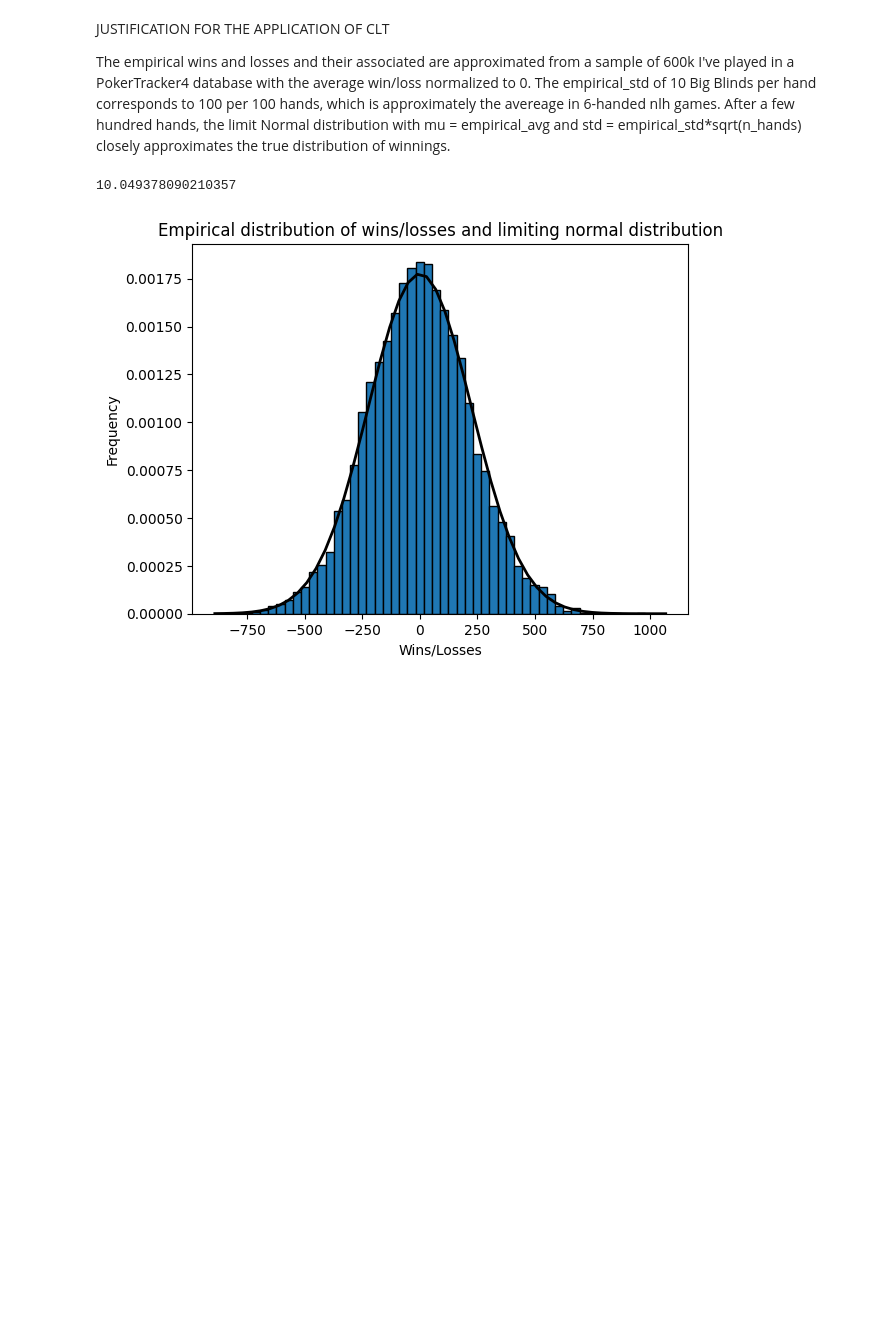
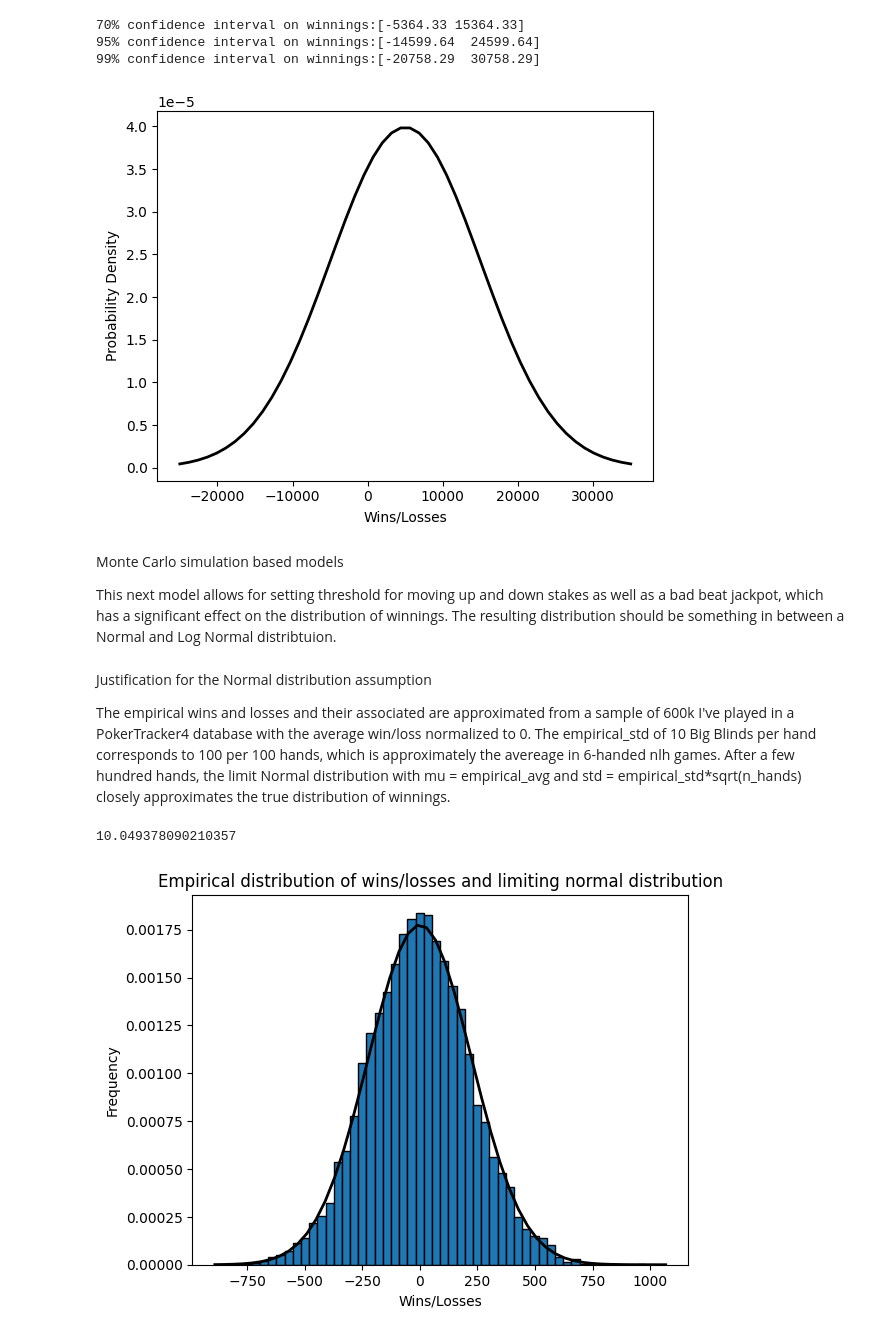
Before and after one commit to hom-set/stochastic-poker-models, a Jupyter notebook: stochastic-poker-models.ipynb, the cells around one changed output. Saved outputs shown, nothing was run; the diff lists cells and outputs as text; code cells hidden in the pictures; blank space fills up the shorter version.

```diff
--- a/stochastic-poker-models.ipynb
+++ b/stochastic-poker-models.ipynb
@@ -6,5 +12,49 @@ import matplotlib.pyplot as plt
+# %%
+stakes = np.array([2,5,10])
+n_hands = np.array([0,0,10000])
+win_rates_100 = np.array([0,0,5])
+std_dev_100 = np.array([100,100,100])
+
+std_dev = std_dev_100*0.1              #the std per hand is .1 of the std per 100 hands
+win_rates = win_rates_100*0.01         #the win rate per hand is .01 of the win rate per 100 hands
+
+#computing the EVs per stake
+stake_mean = stakes*n_hands*win_rates
+total_mean = sum(stake_mean)            #total EV
+
+stake_std = (n_hands**.5)*stakes*std_dev
+total_std = (np.sum(stake_std*stake_std))**.5
+
+mu, sigma = total_mean, total_std
+
+conf_70 = [-(norm.ppf(0.85))*sigma + mu, (norm.ppf(0.85))*sigma + mu]
+conf_95 = [-(norm.ppf(0.975))*sigma + mu, (norm.ppf(0.975))*sigma + mu]
+conf_99 = [-(norm.ppf(0.995))*sigma + mu, (norm.ppf(0.995))*sigma + mu]
+
+print("70% confidence interval on winnings:" + str(np.round(conf_70,2)))
+print("95% confidence interval on winnings:" + str(np.round(conf_95,2)))
+print("99% confidence interval on winnings:" + str(np.round(conf_99,2)))
+
+plt.xlabel('Wins/Losses')
+plt.ylabel('Probability Density')
+
+x = np.linspace(mu - 3*sigma, mu + 3*sigma)
+y = norm.pdf(x, mu, sigma)            #Limit normal distribution
+
+plt.plot(x, y, 'k', linewidth=2)
+
+plt.show()
+# %% [output]
+70% confidence interval on winnings:[-5364.33 15364.33]
+95% confidence interval on winnings:[-14599.64  24599.64]
+99% confidence interval on winnings:[-20758.29  30758.29]
+[figure, added]
+# %% [markdown]
+Monte Carlo simulation based models
+
+This next model allows for setting threshold for moving up and down stakes as well as a bad beat jackpot, which has a significant effect on the distribution of winnings. The resulting distribution should be something in between a Normal and Log Normal distribtuion.
 # %% [markdown]
-JUSTIFICATION FOR THE APPLICATION OF CLT
+Justification for the Normal distribution assumption
 
 The empirical wins and losses and their associated are approximated from a sample of 600k I've played in a PokerTracker4 database with the average win/loss normalized to 0. The empirical_std of 10 Big Blinds per hand corresponds to 100 per 100 hands, which is approximately the avereage in 6-handed nlh games. After a few hundred hands, the limit Normal distribution with mu = empirical_avg and std = empirical_std*sqrt(n_hands) closely approximates the true distribution of winnings.
 # %%
```
Also changed, not shown: parts of 2 cells of this notebook.
